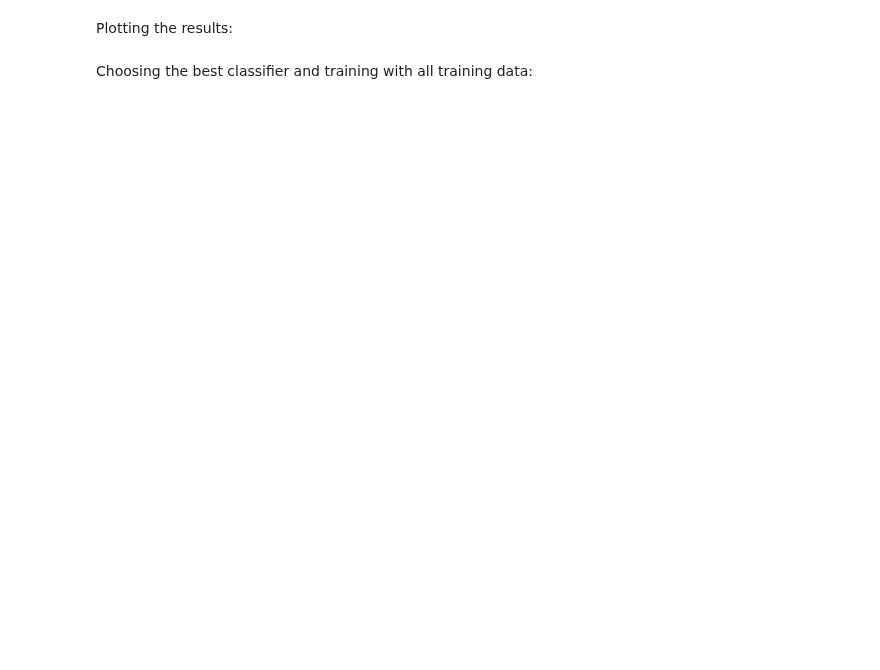
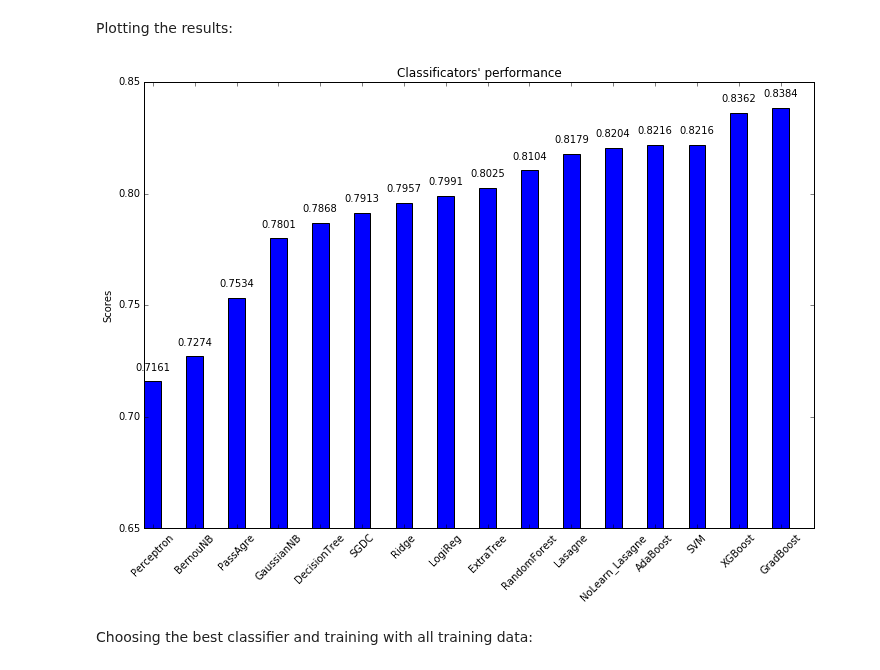
Before and after one commit to rsouza/MMD, a Jupyter notebook: notebooks/Ex02_Kaggle_Titanic.ipynb, the cells around one changed output. Cells and saved outputs as stored; diff of their text form; code cells hidden in the pictures; blank space fills up the shorter version.

Commit message:
Fixing xgboost example

```diff
--- a/notebooks/Ex02_Kaggle_Titanic.ipynb
+++ b/notebooks/Ex02_Kaggle_Titanic.ipynb
@@ -536,10 +573,11 @@ print(eval2_cv)
 # %%
 # http://scikit-learn.org/stable/modules/generated/sklearn.tree.DecisionTreeClassifier.html
 from sklearn.tree import DecisionTreeClassifier
+
 clf3 = DecisionTreeClassifier(criterion='gini',
                               splitter='best',
                               max_depth=None,
-                              min_samples_split=1,
+                              min_samples_split=2,
                               min_samples_leaf=1,
                               min_weight_fraction_leaf=0.0,
                               max_features=None,
@@ -559,9 +597,10 @@ print(eval3_cv)
 # %%
 #http://scikit-learn.org/stable/modules/generated/sklearn.ensemble.ExtraTreesClassifier.html
 from sklearn.ensemble import ExtraTreesClassifier
+
 clf4 = ExtraTreesClassifier(n_estimators=300,
                             max_depth=None,
-                            min_samples_split=1,
+                            min_samples_split=2,
                             random_state=0).fit(X_traincv, y_traincv)
 
 eval4_tts = clf4.score(X_testcv, y_testcv)
@@ -649,0 +660,38 @@ xgb2 = xgb2.fit(X_traincv, y_traincv)
+# %%
+#https://github.com/dmlc/xgboost/tree/master/python-package
+#https://xgboost.readthedocs.io/en/latest/build.html#building-on-ubuntu-debian
+#http://xgboost.readthedocs.io/en/latest/build.html#python-package-installation
+#http://xgboost.readthedocs.io/en/latest/parameter.html
+#https://www.analyticsvidhya.com/blog/2016/03/complete-guide-parameter-tuning-xgboost-with-codes-python/
+#https://www.kaggle.com/cbrogan/titanic/xgboost-example-python/run/1620
+#http://xgboost.readthedocs.io/en/latest//python/python_api.html#module-xgboost.sklearn
+
+import xgboost
+
+xgb2 = xgboost.sklearn.XGBClassifier(base_score=0.5,
+                                     learning_rate=0.1,
+                                     n_estimators=250,
+                                     max_delta_step=0,
+                                     max_depth=3,
+                                     min_child_weight=1,
+                                     missing=None,
+                                     gamma=0,
+                                     subsample=1,
+                                     colsample_bylevel=1,
+                                     colsample_bytree=1,
+                                     objective= 'binary:logitraw',
+                                     #objective='multi:softprob',
+                                     reg_alpha=0,
+                                     reg_lambda=1,
+                                     nthread=-1,
+                                     scale_pos_weight=1,
+                                     seed=0,
+                                     silent=False,)
+
+xgb2 = xgb2.fit(X_traincv, y_traincv)
+
+evalxgb1_tts = xgb2.score(X_testcv, y_testcv)
+print(evalxgb1_tts)
+
+evalxgb1_cv = mean_scores_cv(xgb2, cv, X_train, y_train)
+print(evalxgb1_cv)
@@ -1050,33 +1132,36 @@ dic_results = {'SVM': eval1_cv,
                'BernouNB': eval13_cv,
                'NoLearn_Lasagne': eval15_cv,
                'Lasagne': test_acc,
+               'XGBoost':evalxgb1_cv,
               }
 
 import operator
 tup_results = sorted(dic_results.items(), key=operator.itemgetter(1))
 
 N = len(dic_results)
 ind = np.arange(N)  # the x locations for the groups
 width = 0.40       # the width of the bars
 
 fig = plt.figure(figsize=(12,8))
 ax = fig.add_subplot(111)
 rects = ax.bar(ind, list(zip(*tup_results))[1], width,)
 for rect in rects:
     height = rect.get_height()
     ax.text(rect.get_x()+rect.get_width()/2.,
             1.005*height,
             '{0:.4f}'.format(height),
             ha='center',
             va='bottom',)
 
 ax.set_ylabel('Scores')
 ax.set_ylim(ymin=0.65,ymax = 0.85)
 ax.set_title("Classificators' performance")
 ax.set_xticks(ind + width/2.)
 ax.set_xticklabels(list(zip(*tup_results))[0], rotation=45)
 
 plt.show()
+# %% [output]
+[figure, added]
 # %% [markdown]
 Choosing the best classifier and training with all training data:
 # %%
```
Also changed, not shown: parts of 20 cells of this notebook.
